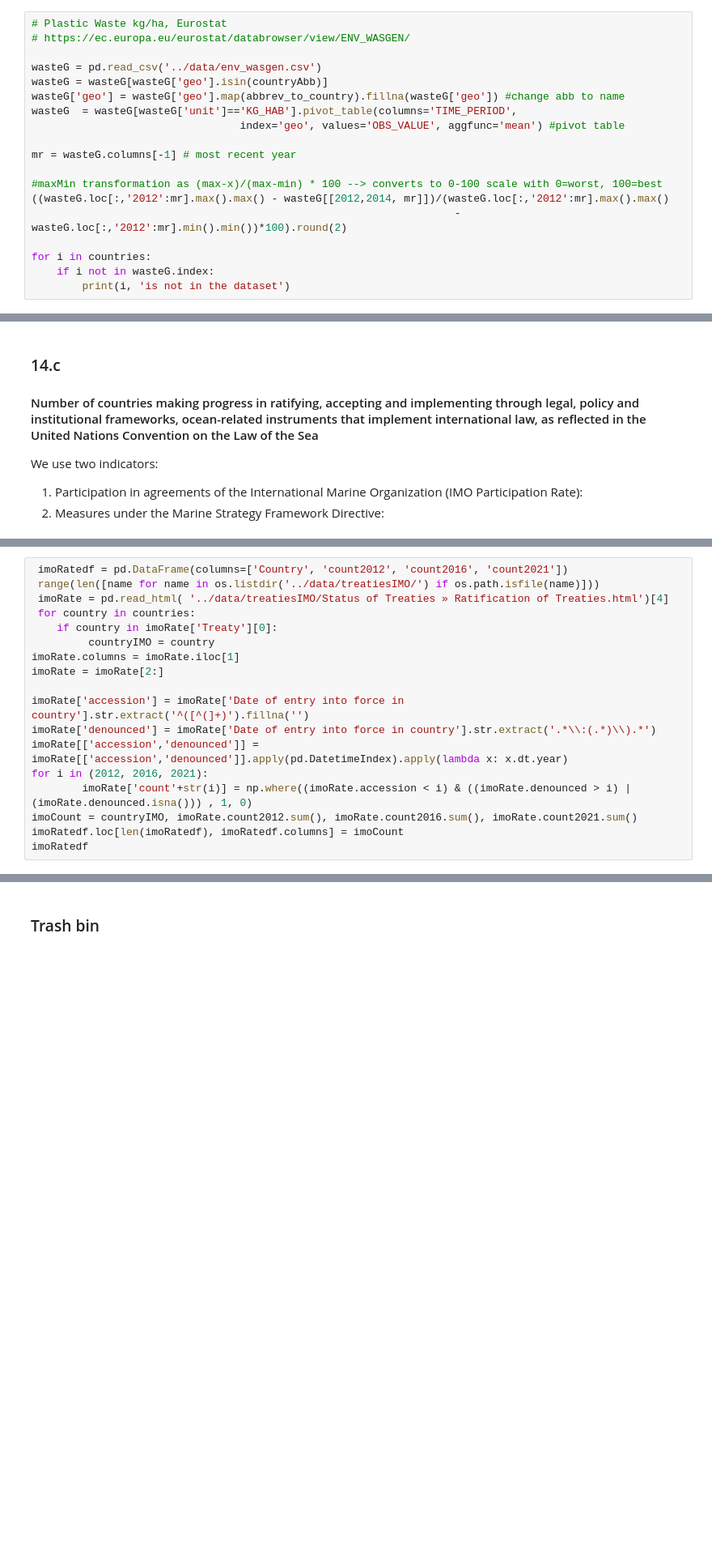
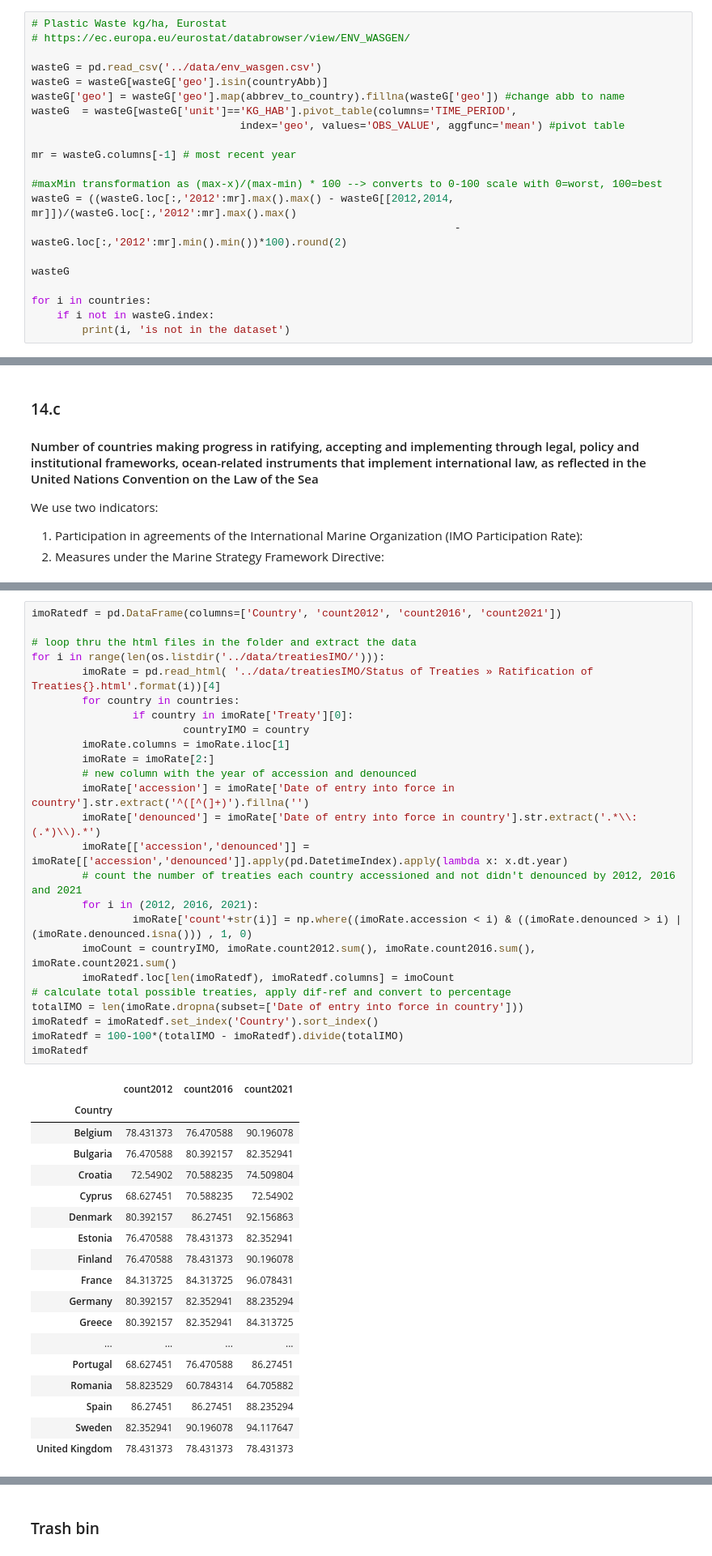
Before and after one commit to isaldiviagonzatti/sdg14, a Jupyter notebook: code/exploreSDG14.ipynb, the cells around one changed output, grey strips where cells are left out. Shown: that part at 81% size. Saved outputs shown, nothing was run; the diff lists cells and outputs as text; blank space fills up the shorter version.

Commit message:
updated status of treaties

```diff
--- a/code/exploreSDG14.ipynb
+++ b/code/exploreSDG14.ipynb
@@ -414,8 +414,10 @@ wasteG  = wasteG[wasteG['unit']=='KG_HAB'].pivot_table(columns='TIME_PERIOD',
 mr = wasteG.columns[-1] # most recent year
 
 #maxMin transformation as (max-x)/(max-min) * 100 --> converts to 0-100 scale with 0=worst, 100=best
-((wasteG.loc[:,'2012':mr].max().max() - wasteG[[2012,2014, mr]])/(wasteG.loc[:,'2012':mr].max().max()
+wasteG = ((wasteG.loc[:,'2012':mr].max().max() - wasteG[[2012,2014, mr]])/(wasteG.loc[:,'2012':mr].max().max()
                                                                    - wasteG.loc[:,'2012':mr].min().min())*100).round(2)
+
+wasteG
 
 for i in countries:
     if i not in wasteG.index:
@@ -1406,20 +1412,46 @@ for v in gisisCountries.values():
 # for i in listIMO:
 #     webbrowser.open(i)
 # %%
- imoRatedf = pd.DataFrame(columns=['Country', 'count2012', 'count2016', 'count2021'])
- range(len([name for name in os.listdir('../data/treatiesIMO/') if os.path.isfile(name)]))
- imoRate = pd.read_html( '../data/treatiesIMO/Status of Treaties » Ratification of Treaties.html')[4]
- for country in countries:
-    if country in imoRate['Treaty'][0]:
-         countryIMO = country
-imoRate.columns = imoRate.iloc[1]
-imoRate = imoRate[2:]
+imoRatedf = pd.DataFrame(columns=['Country', 'count2012', 'count2016', 'count2021'])
 
-imoRate['accession'] = imoRate['Date of entry into force in country'].str.extract('^([^(]+)').fillna('')
-imoRate['denounced'] = imoRate['Date of entry into force in country'].str.extract('.*\\:(.*)\\).*')
-imoRate[['accession','denounced']] = imoRate[['accession','denounced']].apply(pd.DatetimeIndex).apply(lambda x: x.dt.year)
-for i in (2012, 2016, 2021):
-        imoRate['count'+str(i)] = np.where((imoRate.accession < i) & ((imoRate.denounced > i) | (imoRate.denounced.isna())) , 1, 0)
-imoCount = countryIMO, imoRate.count2012.sum(), imoRate.count2016.sum(), imoRate.count2021.sum()
-imoRatedf.loc[len(imoRatedf), imoRatedf.columns] = imoCount
+# loop thru the html files in the folder and extract the data
+for i in range(len(os.listdir('../data/treatiesIMO/'))):
+        imoRate = pd.read_html( '../data/treatiesIMO/Status of Treaties » Ratification of Treaties{}.html'.format(i))[4]
+        for country in countries:
+                if country in imoRate['Treaty'][0]:
+                        countryIMO = country
+        imoRate.columns = imoRate.iloc[1]
+        imoRate = imoRate[2:]
+        # new column with the year of accession and denounced
+        imoRate['accession'] = imoRate['Date of entry into force in country'].str.extract('^([^(]+)').fillna('')
+        imoRate['denounced'] = imoRate['Date of entry into force in country'].str.extract('.*\\:(.*)\\).*')
+        imoRate[['accession','denounced']] = imoRate[['accession','denounced']].apply(pd.DatetimeIndex).apply(lambda x: x.dt.year)
+        # count the number of treaties each country accessioned and not didn't denounced by 2012, 2016 and 2021
+        for i in (2012, 2016, 2021):
+                imoRate['count'+str(i)] = np.where((imoRate.accession < i) & ((imoRate.denounced > i) | (imoRate.denounced.isna())) , 1, 0)
+        imoCount = countryIMO, imoRate.count2012.sum(), imoRate.count2016.sum(), imoRate.count2021.sum()
+        imoRatedf.loc[len(imoRatedf), imoRatedf.columns] = imoCount
+# calculate total possible treaties, apply dif-ref and convert to percentage
+totalIMO = len(imoRate.dropna(subset=['Date of entry into force in country']))
+imoRatedf = imoRatedf.set_index('Country').sort_index()
+imoRatedf = 100-100*(totalIMO - imoRatedf).divide(totalIMO)
 imoRatedf
+# %% [output]
+|  | count2012 | count2016 | count2021 |
+| Country |  |  |  |
+| Belgium | 78.431373 | 76.470588 | 90.196078 |
+| Bulgaria | 76.470588 | 80.392157 | 82.352941 |
+| Croatia | 72.54902 | 70.588235 | 74.509804 |
+| Cyprus | 68.627451 | 70.588235 | 72.54902 |
+| Denmark | 80.392157 | 86.27451 | 92.156863 |
+| Estonia | 76.470588 | 78.431373 | 82.352941 |
+| Finland | 76.470588 | 78.431373 | 90.196078 |
+| France | 84.313725 | 84.313725 | 96.078431 |
+| Germany | 80.392157 | 82.352941 | 88.235294 |
+| Greece | 80.392157 | 82.352941 | 84.313725 |
+| ... | ... | ... | ... |
+| Portugal | 68.627451 | 76.470588 | 86.27451 |
+| Romania | 58.823529 | 60.784314 | 64.705882 |
+| Spain | 86.27451 | 86.27451 | 88.235294 |
+| Sweden | 82.352941 | 90.196078 | 94.117647 |
+| United Kingdom | 78.431373 | 78.431373 | 78.431373 |
```
Also changed, not shown: parts of 5 cells of this notebook, 3 other files.
